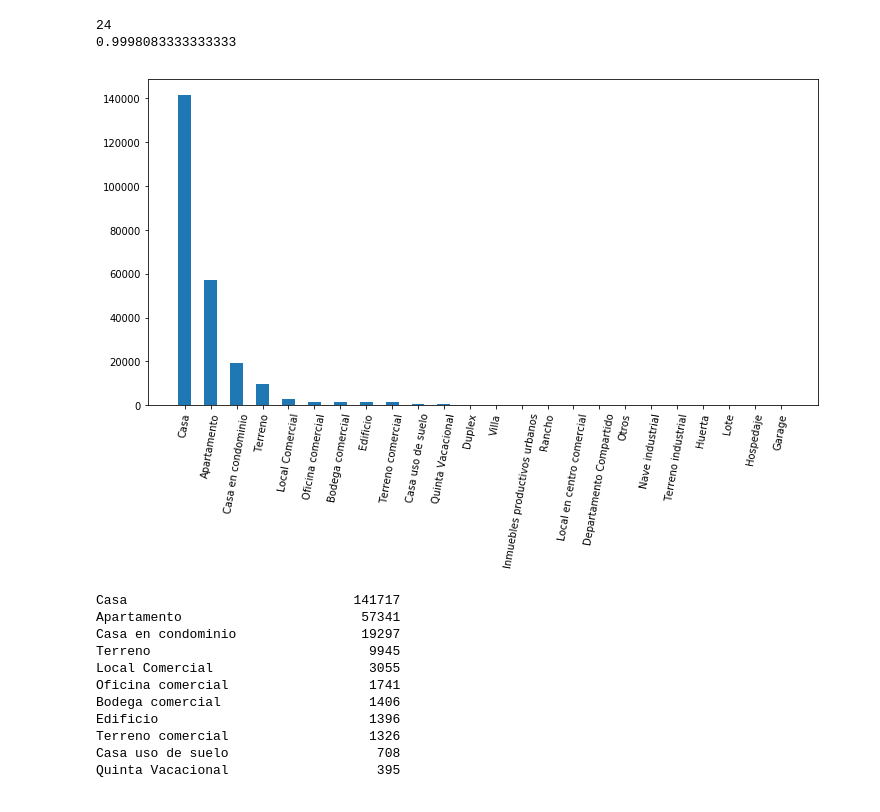
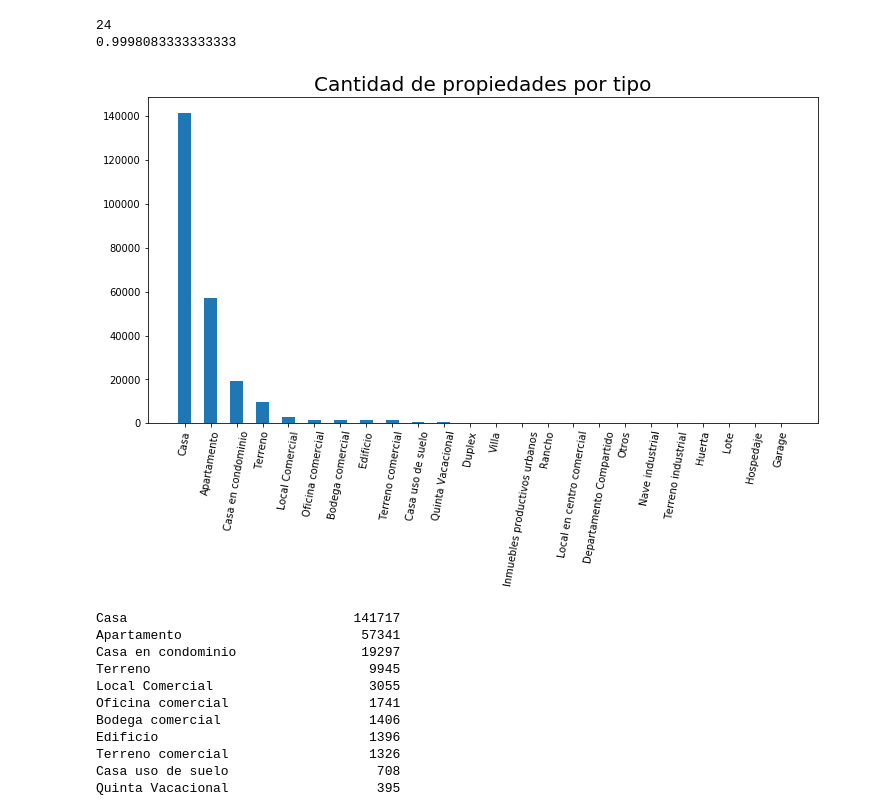
Before and after one commit to rozanecm/7506_2c2019_tp1, a Jupyter notebook: notebooks/basic general analysis by rozanecm.ipynb, the cells around one changed output. Cells and saved outputs as stored; diff of their text form; code cells hidden in the pictures.

```diff
--- a/notebooks/basic general analysis by rozanecm.ipynb
+++ b/notebooks/basic general analysis by rozanecm.ipynb
@@ -379,0 +434,3 @@ Text(0, 0.5, 'Precio promedio (usd)')
+# %%
+# saquemos el ratio entre cubiertos y totales
+df['ratio_cubiertos_totales'] = df['metroscubiertos'] / df['metrostotales']
@@ -614,9 +681,9 @@ print(df['tipodepropiedad'].count()/df.shape[0])
 24
 0.9998083333333333
 # %%
-named_series_plot(df['tipodepropiedad'].value_counts(), xticks_rotation=80)
+named_series_plot(df['tipodepropiedad'].value_counts(), xticks_rotation=80, title='Cantidad de propiedades por tipo')
 # %% [output]
-[figure, old version]
+[figure, new version]
 # %%
 df['tipodepropiedad'].value_counts()
 # %% [output]
```
Also changed, not shown: parts of 14 cells of this notebook.
